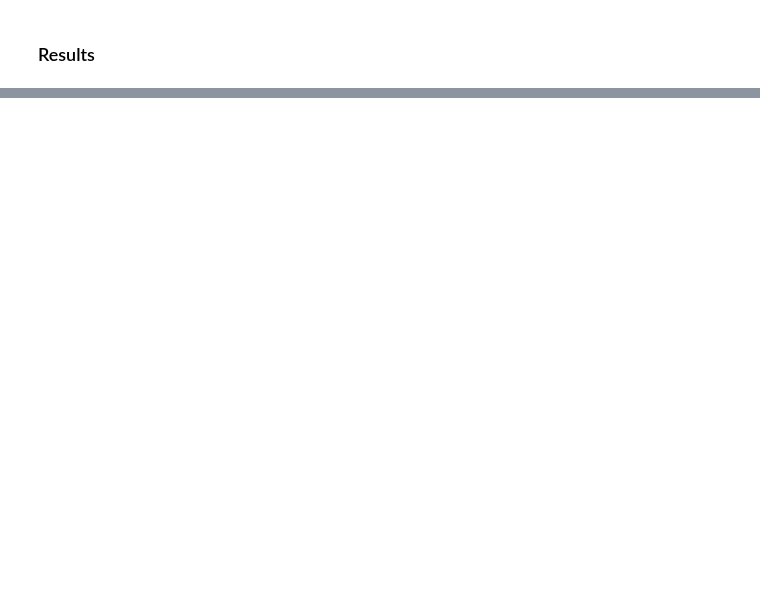
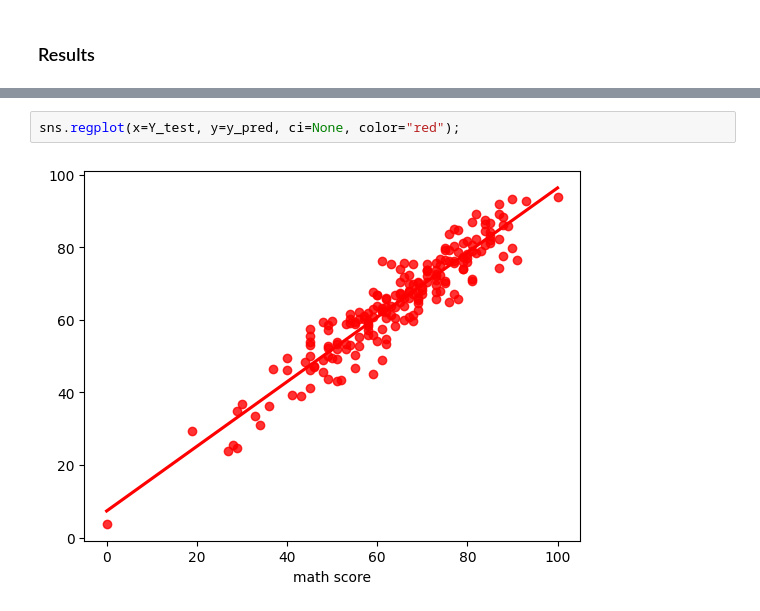
Before and after one commit to nauman-334/MLProject-, a Jupyter notebook: notebook/data/ModelTrainning.ipynb, the cells around one changed output, grey strips where cells are left out. Drawn from its saved outputs; the diff is of its cells as text; blank space fills up the shorter version.

```diff
--- a/notebook/data/ModelTrainning.ipynb
+++ b/notebook/data/ModelTrainning.ipynb
@@ -202,0 +238,4 @@ pd.DataFrame(list(zip(model_list, r2_list)), columns=['Model Name', 'R2_Score'])
+# %%
+sns.regplot(x=Y_test, y=y_pred, ci=None, color="red");
+# %% [output]
+[figure, added]
```
Also changed, not shown: parts of 8 cells of this notebook, 3 other files.
